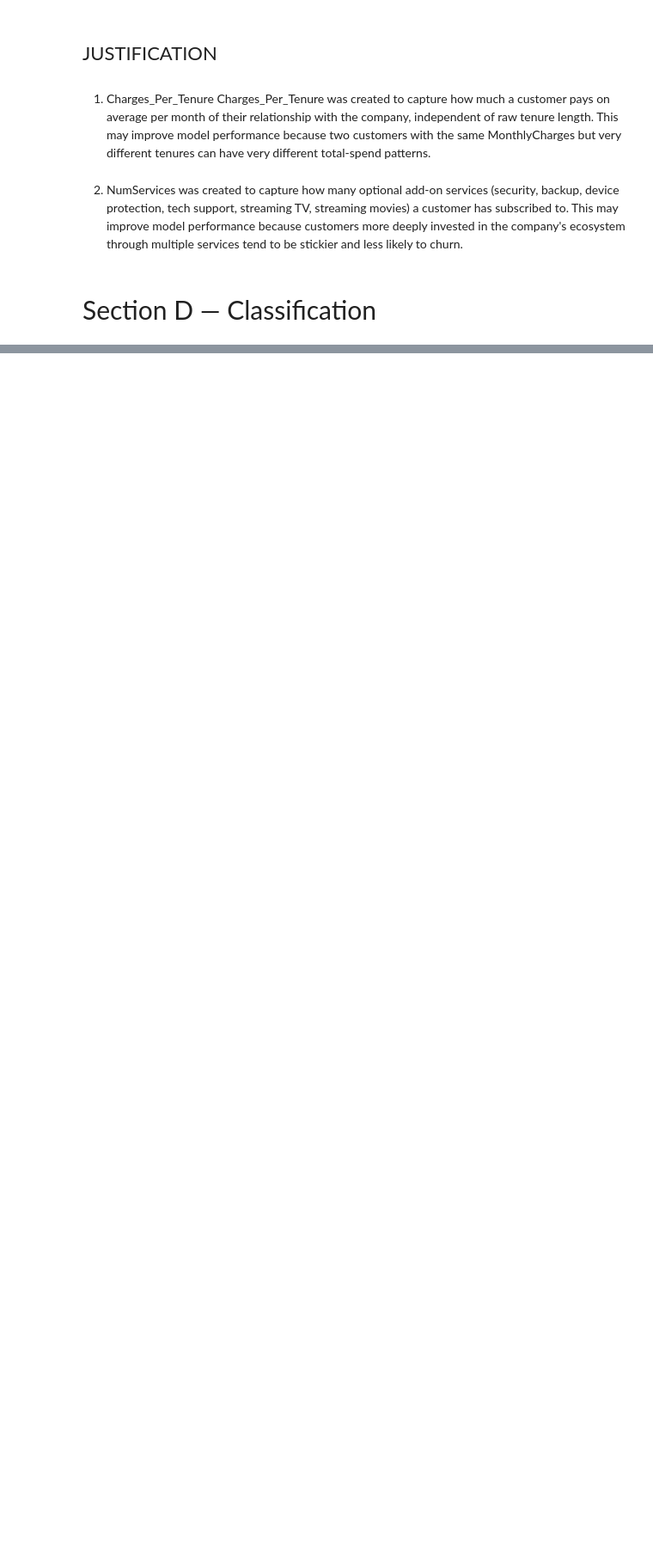
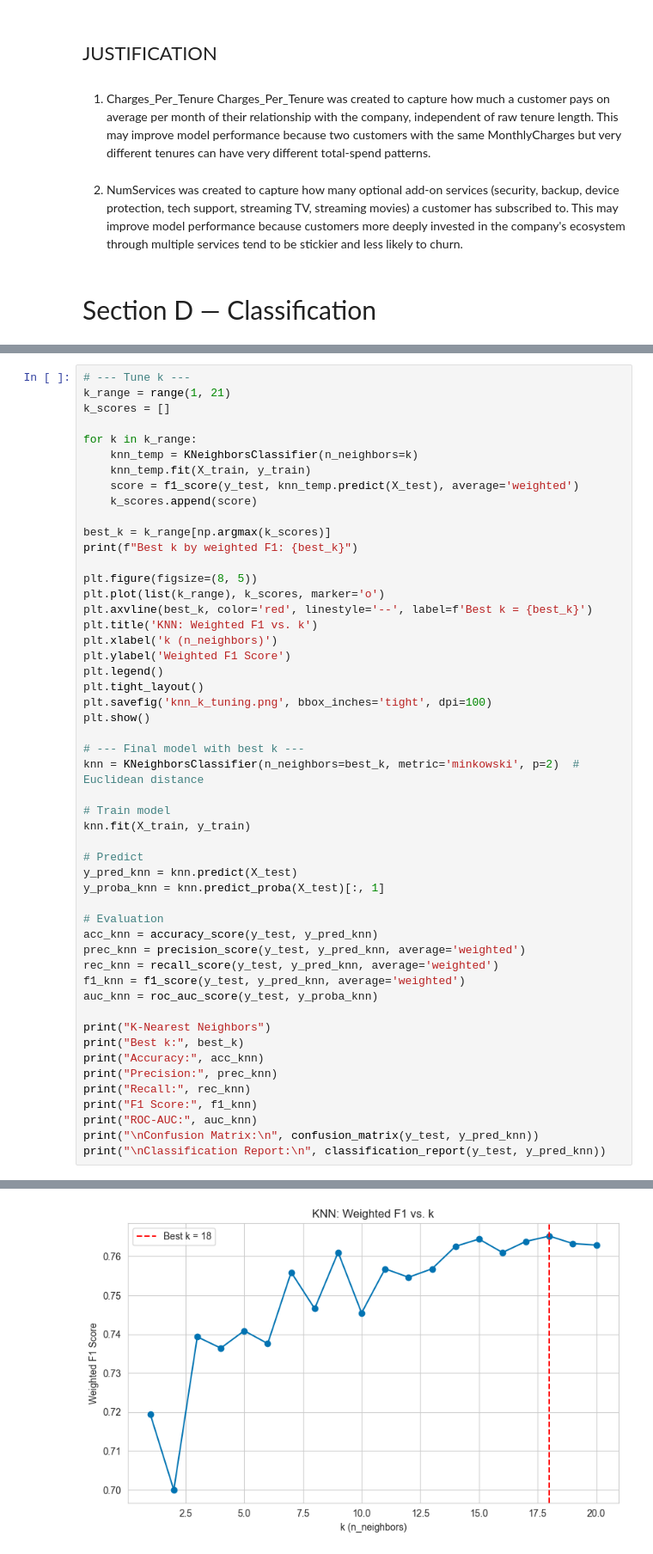
Before and after one commit to srinithi-karunakaran/Cognix_ML_Capstone, a Jupyter notebook: notebooks/classification.ipynb, the cells around one changed output, grey strips where cells are left out. Shown at 86% size. Saved outputs shown, nothing was run; the diff lists cells and outputs as text; blank space fills up the shorter version.

```diff
--- a/notebooks/classification.ipynb
+++ b/notebooks/classification.ipynb
@@ -598,0 +720,52 @@ plt.show()
+# %%
+# --- Tune k ---
+k_range = range(1, 21)
+k_scores = []
+
+for k in k_range:
+    knn_temp = KNeighborsClassifier(n_neighbors=k)
+    knn_temp.fit(X_train, y_train)
+    score = f1_score(y_test, knn_temp.predict(X_test), average='weighted')
+    k_scores.append(score)
+
+best_k = k_range[np.argmax(k_scores)]
+print(f"Best k by weighted F1: {best_k}")
+
+plt.figure(figsize=(8, 5))
+plt.plot(list(k_range), k_scores, marker='o')
+plt.axvline(best_k, color='red', linestyle='--', label=f'Best k = {best_k}')
+plt.title('KNN: Weighted F1 vs. k')
+plt.xlabel('k (n_neighbors)')
+plt.ylabel('Weighted F1 Score')
+plt.legend()
+plt.tight_layout()
+plt.savefig('knn_k_tuning.png', bbox_inches='tight', dpi=100)
+plt.show()
+
+# --- Final model with best k ---
+knn = KNeighborsClassifier(n_neighbors=best_k, metric='minkowski', p=2)  # Euclidean distance
+
+# Train model
+knn.fit(X_train, y_train)
+
+# Predict
+y_pred_knn = knn.predict(X_test)
+y_proba_knn = knn.predict_proba(X_test)[:, 1]
+
+# Evaluation
+acc_knn = accuracy_score(y_test, y_pred_knn)
+prec_knn = precision_score(y_test, y_pred_knn, average='weighted')
+rec_knn = recall_score(y_test, y_pred_knn, average='weighted')
+f1_knn = f1_score(y_test, y_pred_knn, average='weighted')
+auc_knn = roc_auc_score(y_test, y_proba_knn)
+
+print("K-Nearest Neighbors")
+print("Best k:", best_k)
+print("Accuracy:", acc_knn)
+print("Precision:", prec_knn)
+print("Recall:", rec_knn)
+print("F1 Score:", f1_knn)
+print("ROC-AUC:", auc_knn)
+print("\nConfusion Matrix:\n", confusion_matrix(y_test, y_pred_knn))
+print("\nClassification Report:\n", classification_report(y_test, y_pred_knn))
+# %% [output]
@@ -598,0 +773 @@ plt.show()
+[figure, added]
```
Also changed, not shown: parts of 25 cells of this notebook.
